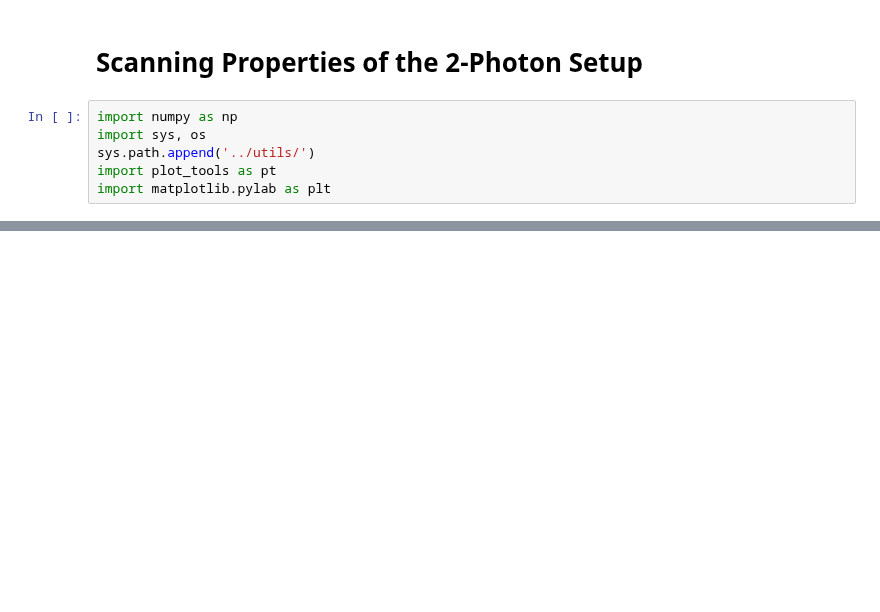
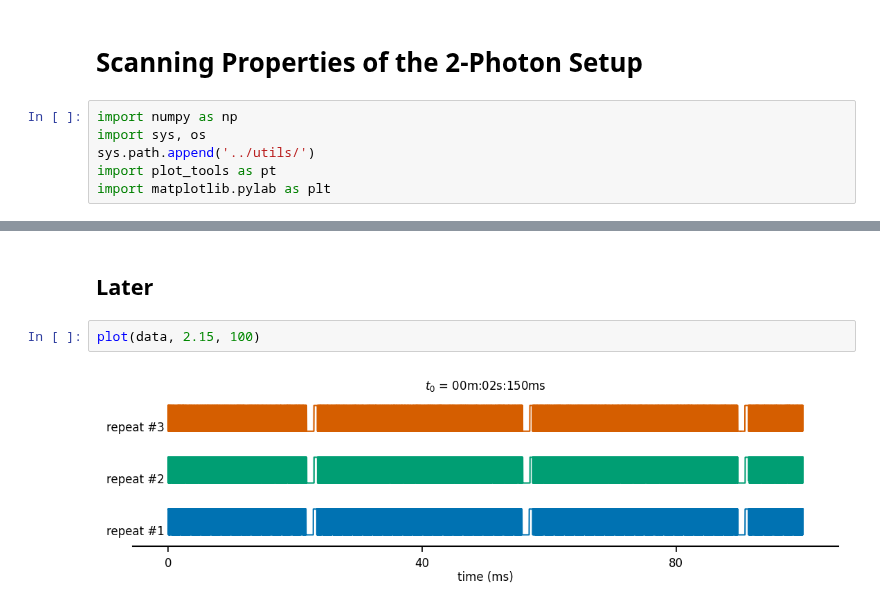
Before and after one commit to LauraGonzalez2000/Lab-notebook, a Jupyter notebook: src/physion/imaging/2P-Scanning-Properties.ipynb, the cells around one changed output, grey strips where cells are left out. Saved outputs shown, nothing was run; the diff lists cells and outputs as text; blank space fills up the shorter version.

```diff
--- a/src/physion/imaging/2P-Scanning-Properties.ipynb
+++ b/src/physion/imaging/2P-Scanning-Properties.ipynb
@@ -20,0 +56,6 @@ for i, rec in enumerate(recs):
+# %% [markdown]
+## Later
+# %%
+plot(data, 2.15, 100)
+# %% [output]
+[figure, added]
```
Also changed, not shown: parts of 18 cells of this notebook.
